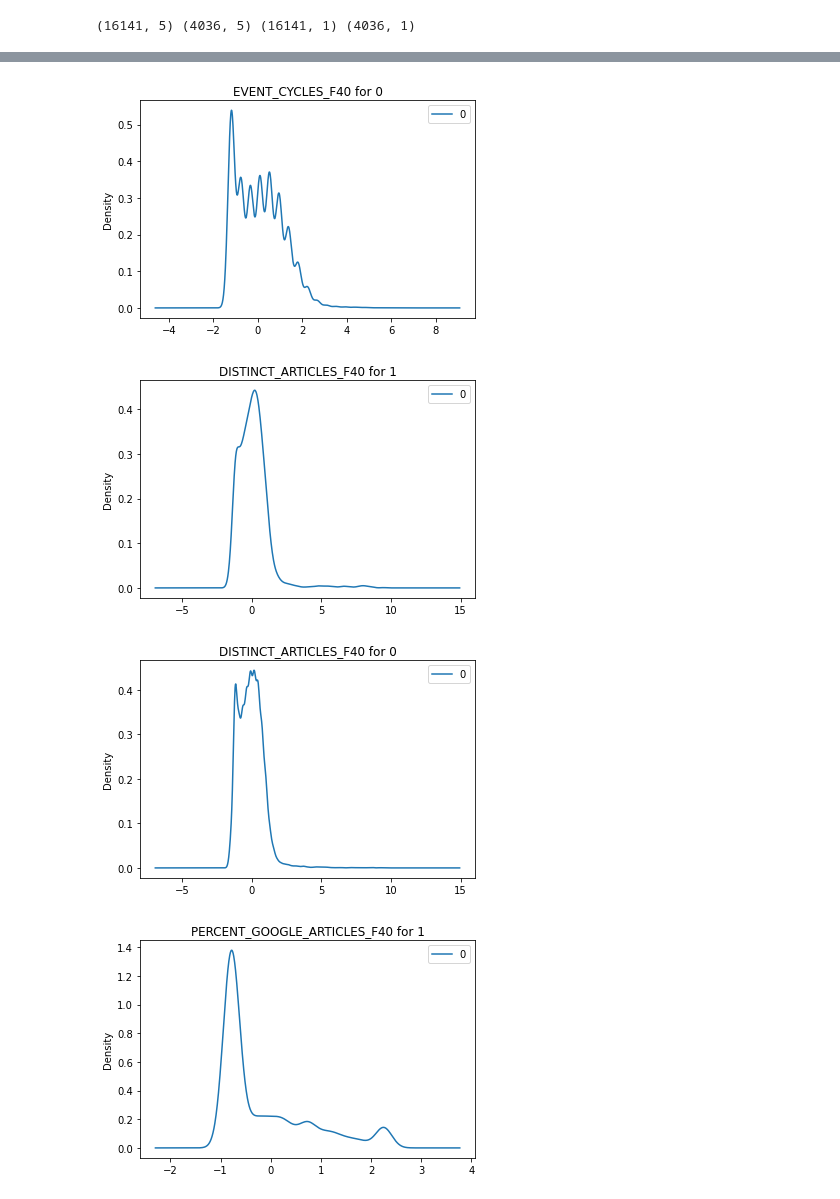
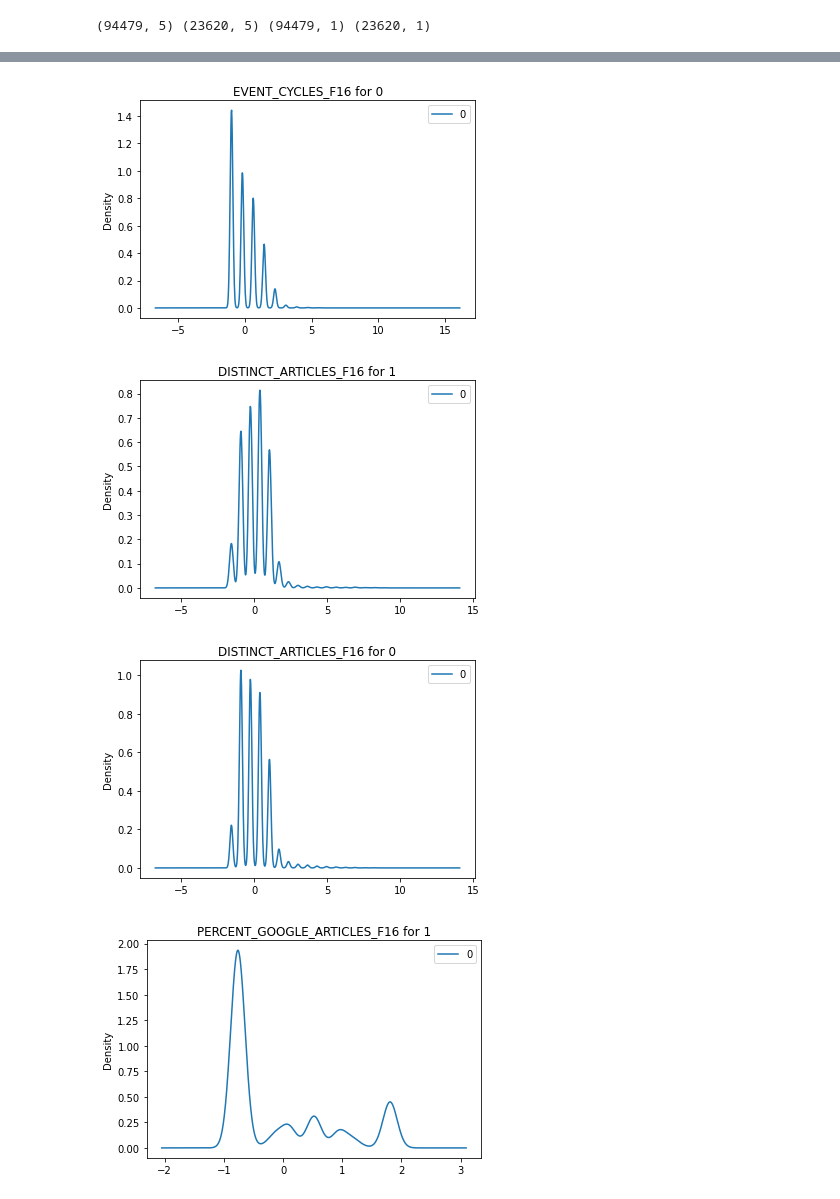
Before and after one commit to Data-ScienceHub/ETM, a Jupyter notebook: Code/HumMLP.ipynb, the cells around one changed output, grey strips where cells are left out. Saved outputs shown, nothing was run; the diff lists cells and outputs as text; code cells hidden in the pictures.

```diff
--- a/Code/HumMLP.ipynb
+++ b/Code/HumMLP.ipynb
@@ -7,6 +8,9 @@ Saving new_features_40.csv to new_features_40.csv
 # %%
+# import relevant packages
 import pandas as pd
 import numpy as np
 import io
-df = pd.read_csv(io.BytesIO(uploaded['new_features_40.csv']))
-# Dataset is now stored in a Pandas Dataframe
+
+# read in uploaded csv data to a pandas dataframe
+df = pd.read_csv(io.BytesIO(uploaded['reached_16_40.csv']))
+df
@@ -31,0 +31,6 @@ data
+# %%
+# extract relevant columns of the data and their corresponding labels
+data = df[['EVENT_CYCLES_F16','DISTINCT_ARTICLES_F16','PERCENT_GOOGLE_ARTICLES_F16','PERCENT_ARTICLE_CONTENT_F16','DAYS_TO_16_EVENTS']]
+labels = df[['REACHED_40_EVENTS']]
+features = data.columns
+data
@@ -50,16 +74,19 @@ array([[ 0.9497783 ,  0.73527735, -0.02305593,  0.7675975 ,  0.70391353],
 # %%
 from sklearn.model_selection import train_test_split
 
+# perform training-validation split on the data
 X_train, X_valid, y_train, y_valid = train_test_split(data, labels, test_size=0.2, random_state=82113)
 print(X_train.shape, X_valid.shape, y_train.shape, y_valid.shape)
 # %% [output]
-(16141, 5) (4036, 5) (16141, 1) (4036, 1)
+(94479, 5) (23620, 5) (94479, 1) (23620, 1)
 # %%
-for i in range(5):
-
-  pd.DataFrame(data[labels['REACHED_80_EVENTS'] == 1,i]).plot.kde(title = f'{features[i]} for 1')
-  pd.DataFrame(data[labels['REACHED_80_EVENTS'] == 0,i]).plot.kde(title = f'{features[i]} for 0')
-  print(data[labels['REACHED_80_EVENTS'] == 1,i].mean())
-  print(data[labels['REACHED_80_EVENTS'] == 0,i].mean())
+# loop through each feature
+for i in range(data.shape[1]):
+  # plot the class conditional density
+  pd.DataFrame(data[labels['REACHED_40_EVENTS'] == 1,i]).plot.kde(title = f'{features[i]} for 1')
+  pd.DataFrame(data[labels['REACHED_40_EVENTS'] == 0,i]).plot.kde(title = f'{features[i]} for 0')
+  # print the class conditional mean
+  print(data[labels['REACHED_40_EVENTS'] == 1,i].mean())
+  print(data[labels['REACHED_40_EVENTS'] == 0,i].mean())
   print()
 # %% [output]
@@ -81,4 +108,4 @@ for i in range(5):
-[figure, old version]
+[figure, new version]
-[figure, old version]
+[figure, new version]
-[figure, old version]
+[figure, new version]
-[figure, old version]
+[figure, new version]
```
Also changed, not shown: parts of 24 cells of this notebook.
